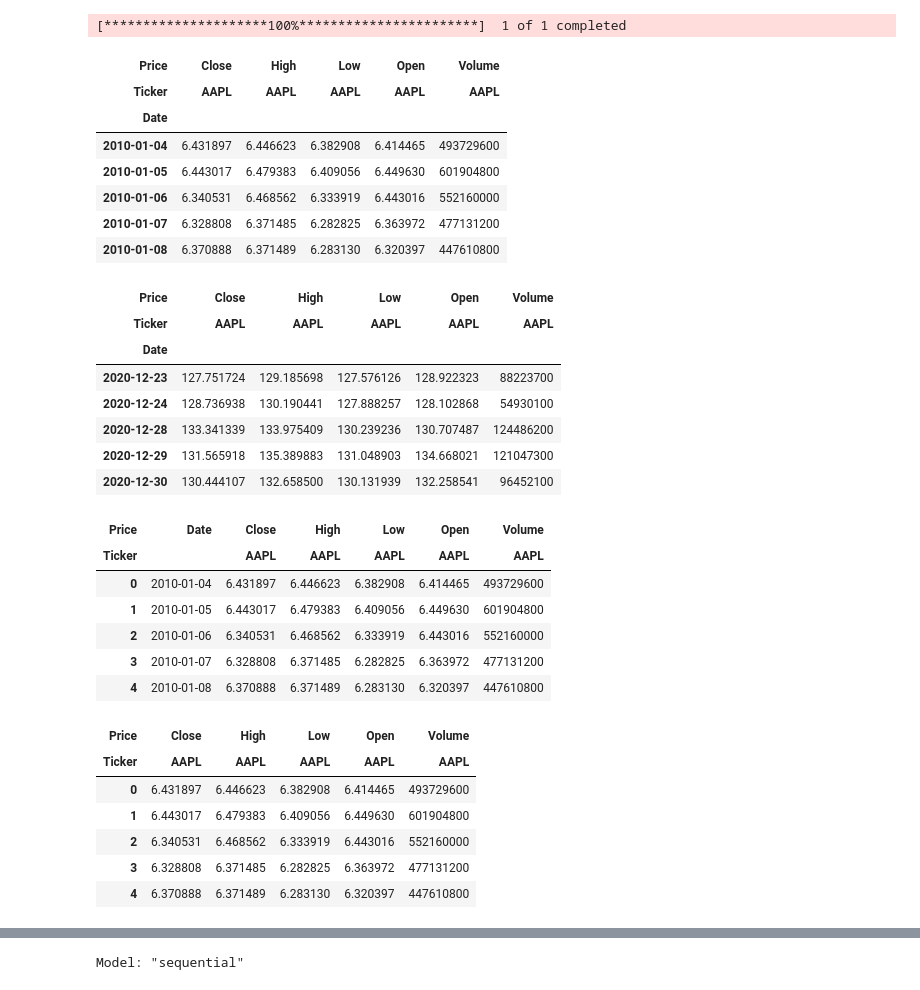
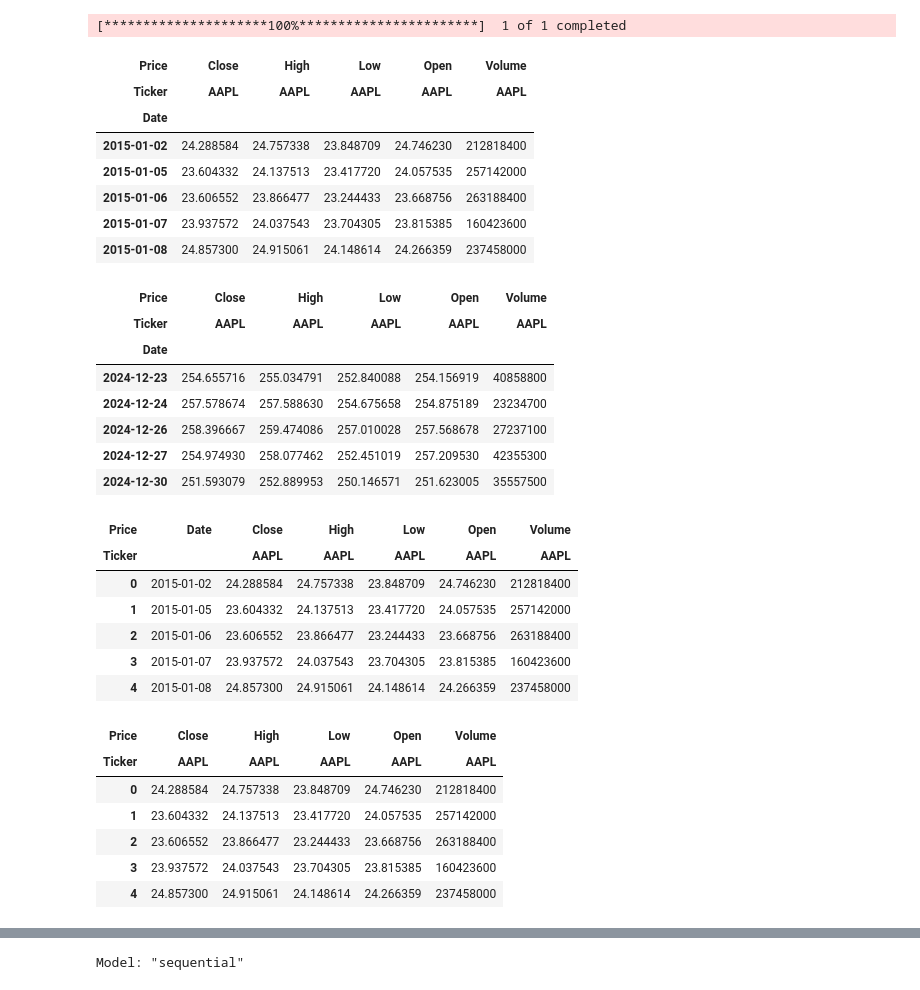
Before and after one commit to anushi2511/Stock-Trend-Prediction, a Jupyter notebook: LSTM_Model.ipynb, the cells around one changed output, grey strips where cells are left out. Cells and saved outputs as stored; diff of their text form; code cells hidden in the pictures.

```diff
--- a/LSTM_Model.ipynb
+++ b/LSTM_Model.ipynb
@@ -4,54 +4,54 @@ import pandas as pd
 import matplotlib.pyplot as plt
 import yfinance as yf
 # %%
-start = '2010-01-01'
-end = '2020-12-31'
+start = '2015-01-01'
+end = '2024-12-31'
 
 df = yf.download('AAPL', start=start, end=end)
 df.head()
 # %% [output]
 [*********************100%***********************]  1 of 1 completed
 | Price | Close | High | Low | Open | Volume |
 | Ticker | AAPL | AAPL | AAPL | AAPL | AAPL |
 | Date |  |  |  |  |  |
-| 2010-01-04 | 6.431897 | 6.446623 | 6.382908 | 6.414465 | 493729600 |
-| 2010-01-05 | 6.443017 | 6.479383 | 6.409056 | 6.449630 | 601904800 |
-| 2010-01-06 | 6.340531 | 6.468562 | 6.333919 | 6.443016 | 552160000 |
-| 2010-01-07 | 6.328808 | 6.371485 | 6.282825 | 6.363972 | 477131200 |
-| 2010-01-08 | 6.370888 | 6.371489 | 6.283130 | 6.320397 | 447610800 |
+| 2015-01-02 | 24.288584 | 24.757338 | 23.848709 | 24.746230 | 212818400 |
+| 2015-01-05 | 23.604332 | 24.137513 | 23.417720 | 24.057535 | 257142000 |
+| 2015-01-06 | 23.606552 | 23.866477 | 23.244433 | 23.668756 | 263188400 |
+| 2015-01-07 | 23.937572 | 24.037543 | 23.704305 | 23.815385 | 160423600 |
+| 2015-01-08 | 24.857300 | 24.915061 | 24.148614 | 24.266359 | 237458000 |
 # %%
 df.tail()
 # %% [output]
 | Price | Close | High | Low | Open | Volume |
 | Ticker | AAPL | AAPL | AAPL | AAPL | AAPL |
 | Date |  |  |  |  |  |
-| 2020-12-23 | 127.751724 | 129.185698 | 127.576126 | 128.922323 | 88223700 |
-| 2020-12-24 | 128.736938 | 130.190441 | 127.888257 | 128.102868 | 54930100 |
-| 2020-12-28 | 133.341339 | 133.975409 | 130.239236 | 130.707487 | 124486200 |
-| 2020-12-29 | 131.565918 | 135.389883 | 131.048903 | 134.668021 | 121047300 |
-| 2020-12-30 | 130.444107 | 132.658500 | 130.131939 | 132.258541 | 96452100 |
+| 2024-12-23 | 254.655716 | 255.034791 | 252.840088 | 254.156919 | 40858800 |
+| 2024-12-24 | 257.578674 | 257.588630 | 254.675658 | 254.875189 | 23234700 |
+| 2024-12-26 | 258.396667 | 259.474086 | 257.010028 | 257.568678 | 27237100 |
+| 2024-12-27 | 254.974930 | 258.077462 | 252.451019 | 257.209530 | 42355300 |
+| 2024-12-30 | 251.593079 | 252.889953 | 250.146571 | 251.623005 | 35557500 |
 # %%
 df = df.reset_index()
 df.head()
 # %% [output]
 | Price | Date | Close | High | Low | Open | Volume |
 | Ticker |  | AAPL | AAPL | AAPL | AAPL | AAPL |
-| 0 | 2010-01-04 | 6.431897 | 6.446623 | 6.382908 | 6.414465 | 493729600 |
-| 1 | 2010-01-05 | 6.443017 | 6.479383 | 6.409056 | 6.449630 | 601904800 |
-| 2 | 2010-01-06 | 6.340531 | 6.468562 | 6.333919 | 6.443016 | 552160000 |
-| 3 | 2010-01-07 | 6.328808 | 6.371485 | 6.282825 | 6.363972 | 477131200 |
-| 4 | 2010-01-08 | 6.370888 | 6.371489 | 6.283130 | 6.320397 | 447610800 |
+| 0 | 2015-01-02 | 24.288584 | 24.757338 | 23.848709 | 24.746230 | 212818400 |
+| 1 | 2015-01-05 | 23.604332 | 24.137513 | 23.417720 | 24.057535 | 257142000 |
+| 2 | 2015-01-06 | 23.606552 | 23.866477 | 23.244433 | 23.668756 | 263188400 |
+| 3 | 2015-01-07 | 23.937572 | 24.037543 | 23.704305 | 23.815385 | 160423600 |
+| 4 | 2015-01-08 | 24.857300 | 24.915061 | 24.148614 | 24.266359 | 237458000 |
 # %%
 df = df.drop(['Date'], axis=1)
 df.head()
 # %% [output]
 | Price | Close | High | Low | Open | Volume |
 | Ticker | AAPL | AAPL | AAPL | AAPL | AAPL |
-| 0 | 6.431897 | 6.446623 | 6.382908 | 6.414465 | 493729600 |
-| 1 | 6.443017 | 6.479383 | 6.409056 | 6.449630 | 601904800 |
-| 2 | 6.340531 | 6.468562 | 6.333919 | 6.443016 | 552160000 |
-| 3 | 6.328808 | 6.371485 | 6.282825 | 6.363972 | 477131200 |
-| 4 | 6.370888 | 6.371489 | 6.283130 | 6.320397 | 447610800 |
+| 0 | 24.288584 | 24.757338 | 23.848709 | 24.746230 | 212818400 |
+| 1 | 23.604332 | 24.137513 | 23.417720 | 24.057535 | 257142000 |
+| 2 | 23.606552 | 23.866477 | 23.244433 | 23.668756 | 263188400 |
+| 3 | 23.937572 | 24.037543 | 23.704305 | 23.815385 | 160423600 |
+| 4 | 24.857300 | 24.915061 | 24.148614 | 24.266359 | 237458000 |
 # %%
 plt.plot(df['Close'])
 # %% [output]
```
Also changed, not shown: parts of 23 cells of this notebook, 2 other files.
